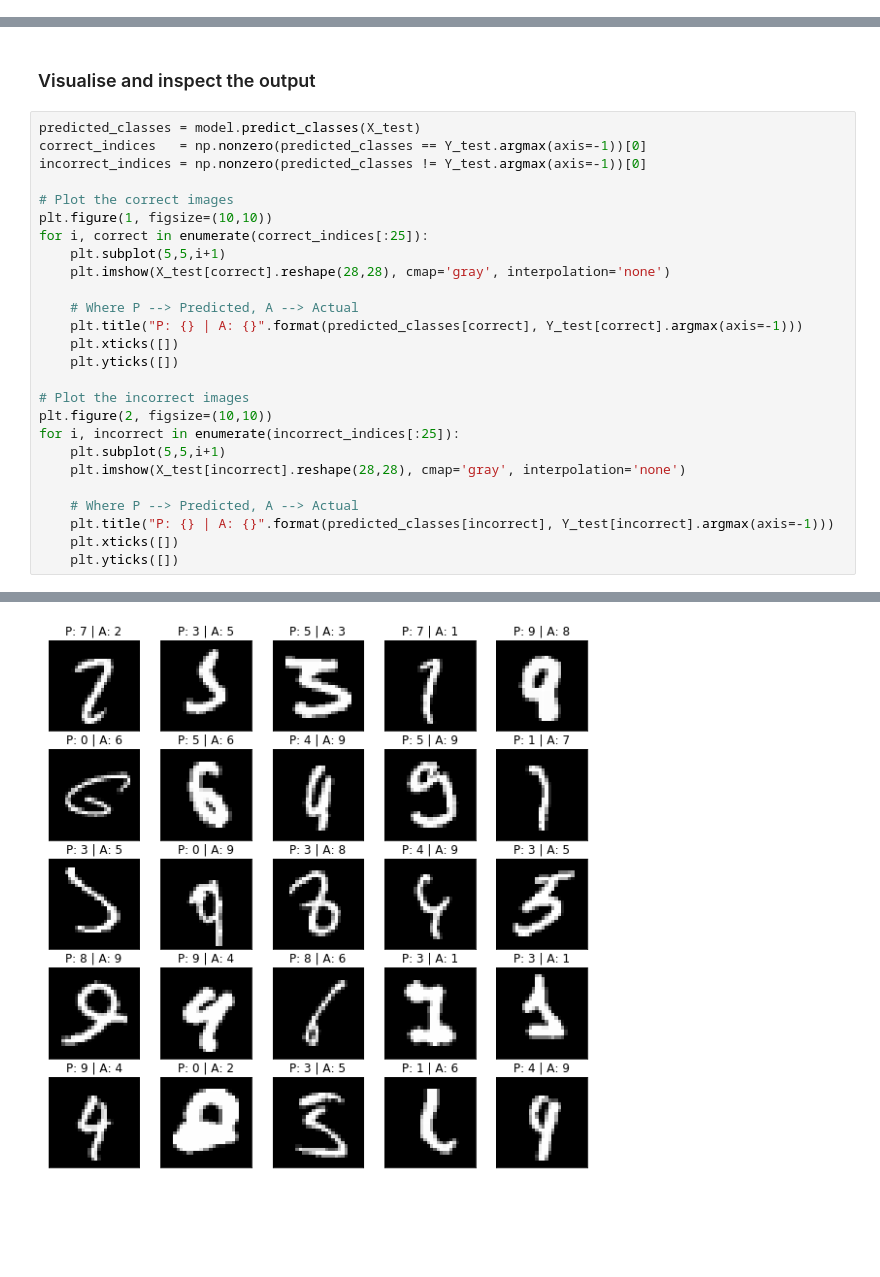
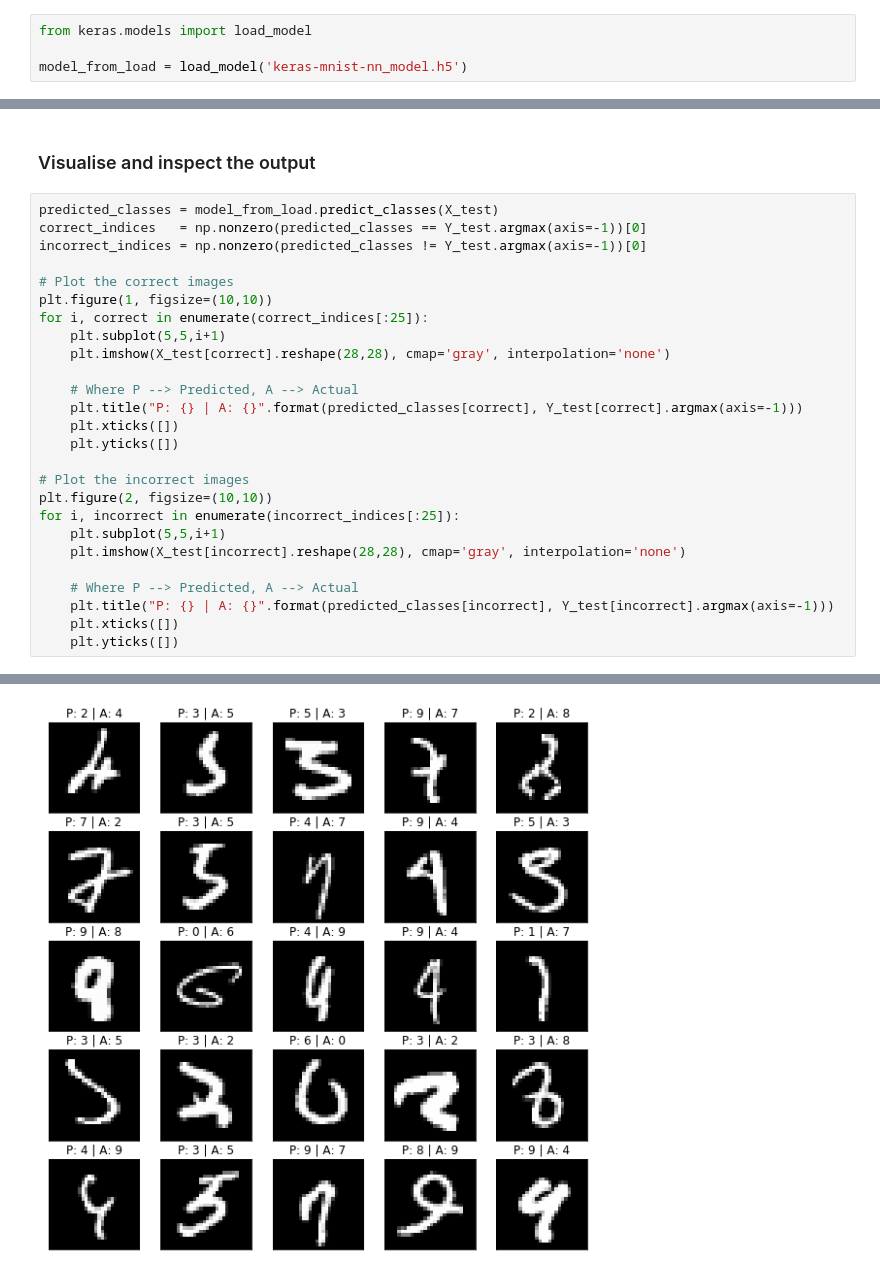
Before and after one commit to MorganReilly/HandwrittenDigitRecogniser, a Jupyter notebook: keras-mnist-nn.ipynb, the cells around one changed output, grey strips where cells are left out. Cells and saved outputs as stored; diff of their text form; blank space fills up the shorter version.

Commit message:
Saving funcitonality added
Added a way to save a model as a .h5 file, still playing around with it and want to add a try catch to handle any issues if there's no file

Added more notes also

```diff
--- a/keras-mnist-nn.ipynb
+++ b/keras-mnist-nn.ipynb
@@ -237,3 +247,7 @@ plt.legend()
+# %%
+from keras.models import load_model
+
+model_from_load = load_model('keras-mnist-nn_model.h5')
 # %% [markdown]
 ### Evaluate the performance
 # %%
@@ -246,31 +260,31 @@ Test accuracy: 0.9954
 # %% [markdown]
 ### Visualise and inspect the output
 # %%
-predicted_classes = model.predict_classes(X_test)
+predicted_classes = model_from_load.predict_classes(X_test)
 correct_indices   = np.nonzero(predicted_classes == Y_test.argmax(axis=-1))[0]
 incorrect_indices = np.nonzero(predicted_classes != Y_test.argmax(axis=-1))[0]
 
 # Plot the correct images
 plt.figure(1, figsize=(10,10))
 for i, correct in enumerate(correct_indices[:25]):
     plt.subplot(5,5,i+1)
     plt.imshow(X_test[correct].reshape(28,28), cmap='gray', interpolation='none')
 
     # Where P --> Predicted, A --> Actual
     plt.title("P: {} | A: {}".format(predicted_classes[correct], Y_test[correct].argmax(axis=-1)))
     plt.xticks([])
     plt.yticks([])
 
 # Plot the incorrect images
 plt.figure(2, figsize=(10,10))
 for i, incorrect in enumerate(incorrect_indices[:25]):
     plt.subplot(5,5,i+1)
     plt.imshow(X_test[incorrect].reshape(28,28), cmap='gray', interpolation='none')
 
     # Where P --> Predicted, A --> Actual
     plt.title("P: {} | A: {}".format(predicted_classes[incorrect], Y_test[incorrect].argmax(axis=-1)))
     plt.xticks([])
     plt.yticks([])
 # %% [output]
 [figure]
-[figure, old version]
+[figure, new version]
```
Also changed, not shown: parts of 10 cells of this notebook, 1 other file.
